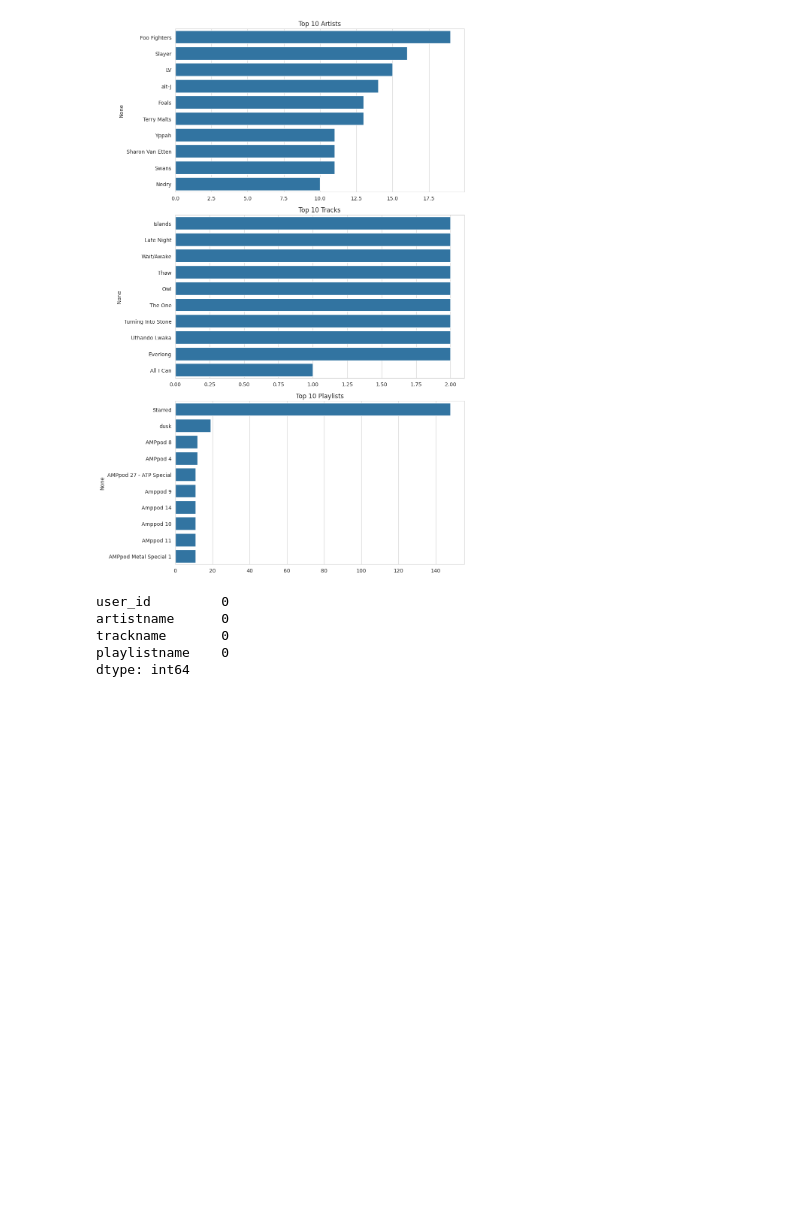
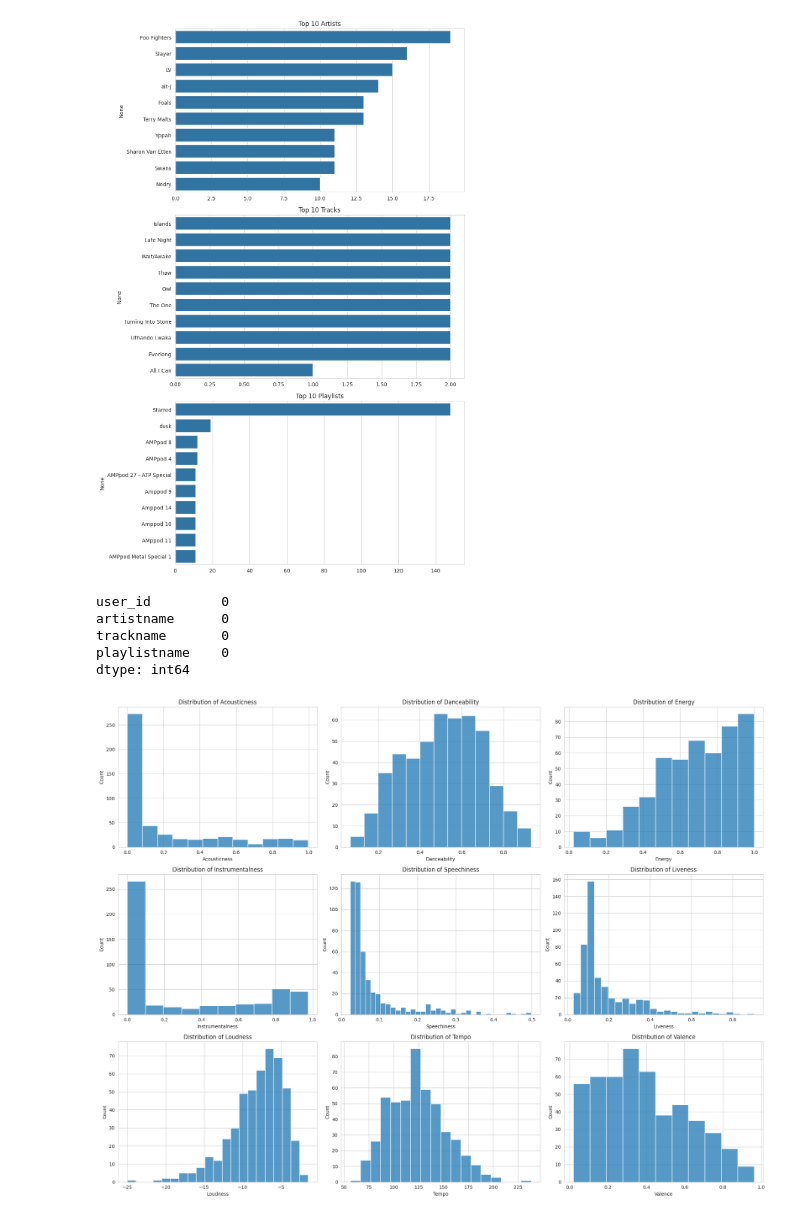
Before and after one commit to EitanBakirov/advanced-ml-dl-course, a Jupyter notebook: Experiments/experiments_on_3_users.ipynb, the cells around one changed output. Saved outputs shown, nothing was run; the diff lists cells and outputs as text; code cells hidden in the pictures; blank space fills up the shorter version.

```diff
--- a/Experiments/experiments_on_3_users.ipynb
+++ b/Experiments/experiments_on_3_users.ipynb
@@ -242,3 +243,56 @@ artistname      0
 trackname       0
 playlistname    0
 dtype: int64
+# %%
+#Exploring the extended_tracks_metadata_for_3_users :
+
+def visualize_song_features(df):
+    sns.set_style("whitegrid")
+    fig, axs = plt.subplots(3, 3, figsize=(20, 15))
+
+    # Plot 1: Distribution of acousticness
+    sns.histplot(df['Acousticness'], ax=axs[0, 0])
+    axs[0, 0].set_title('Distribution of Acousticness')
+
+    # Plot 2: Distribution of danceability
+    sns.histplot(df['Danceability'], ax=axs[0, 1])
+    axs[0, 1].set_title('Distribution of Danceability')
+
+    # Plot 3: Distribution of energy
+    sns.histplot(df['Energy'], ax=axs[0, 2])
+    axs[0, 2].set_title('Distribution of Energy')
+
+    # Plot 4: Distribution of instrumentalness
+    sns.histplot(df['Instrumentalness'], ax=axs[1, 0])
+    axs[1, 0].set_title('Distribution of Instrumentalness')
+
+    # Plot 5: Distribution of speechiness
+    sns.histplot(df['Speechiness'], ax=axs[1, 1])
+    axs[1, 1].set_title('Distribution of Speechiness')
+
+    # Plot 6: Distribution of liveness
+    sns.histplot(df['Liveness'], ax=axs[1, 2])
+    axs[1, 2].set_title('Distribution of Liveness')
+
+    # Plot 7: Distribution of loudness
+    sns.histplot(df['Loudness'], ax=axs[2, 0])
+    axs[2, 0].set_title('Distribution of Loudness')
+
+    # Plot 8: Distribution of tempo
+    sns.histplot(df['Tempo'], ax=axs[2, 1])
+    axs[2, 1].set_title('Distribution of Tempo')
+
+    # Plot 9: Distribution of valence
+    sns.histplot(df['Valence'], ax=axs[2, 2])
+    axs[2, 2].set_title('Distribution of Valence')
+
+    # Adjust the layout
+    plt.tight_layout()
+
+    # Show the plots
+    plt.show()
+
+# Assuming 'df' is your DataFrame containing the song features data
+visualize_song_features(extended_tracks_metadata_for_3_users)
+# %% [output]
+[figure, added]
```
Also changed, not shown: parts of 5 cells of this notebook.
